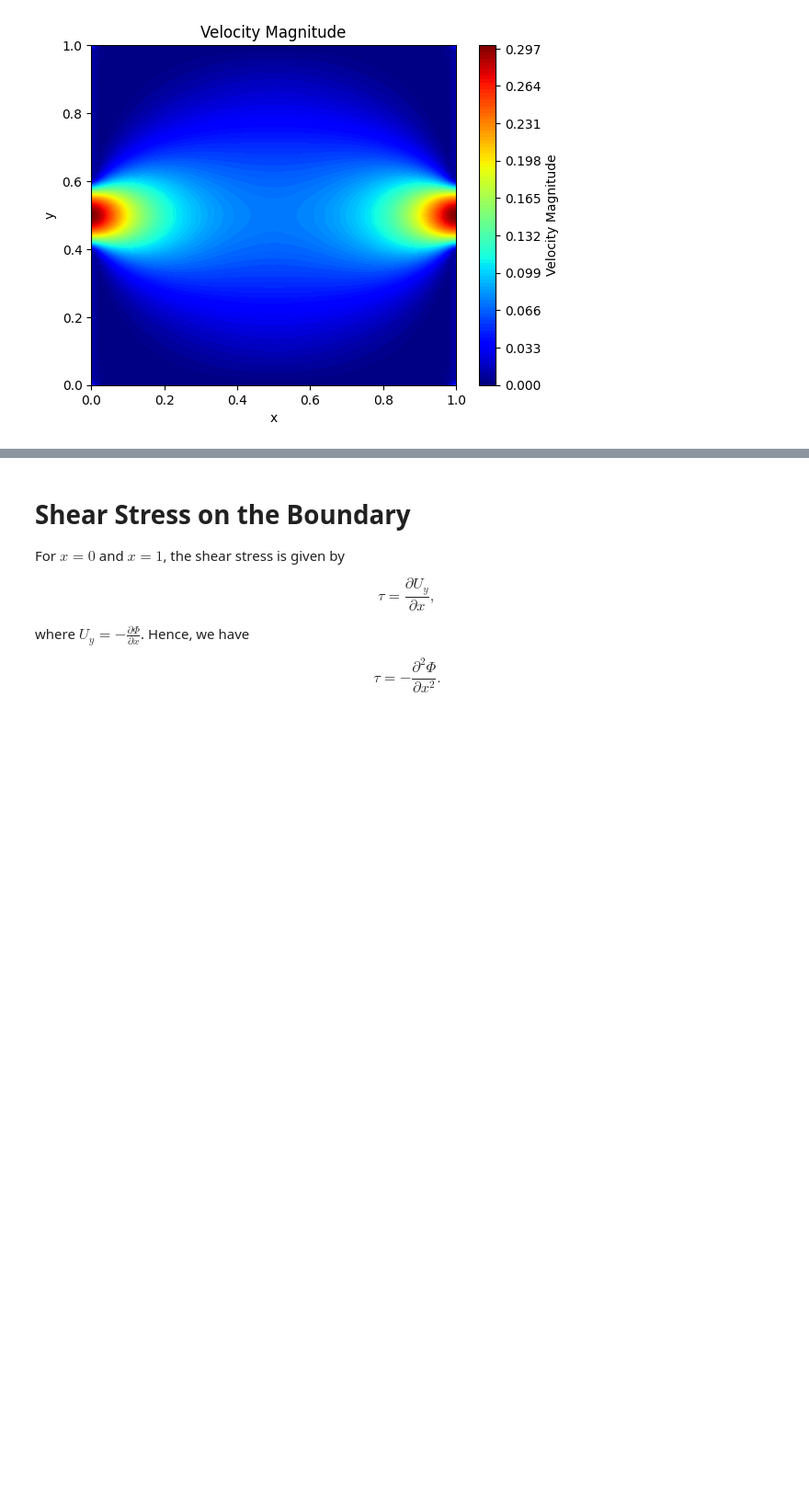
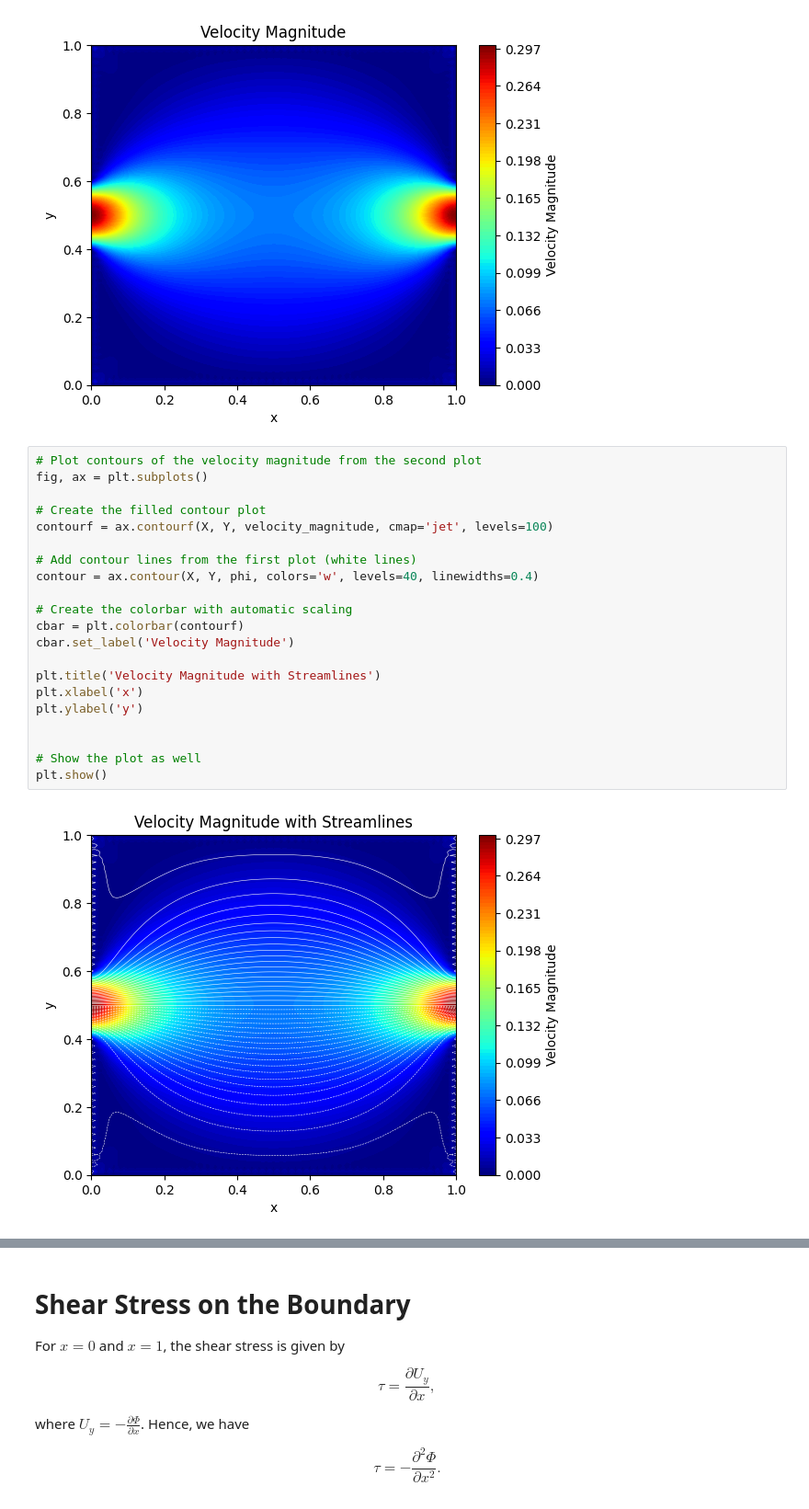
Before and after one commit to ScarlettJJJ/RS_Group1, a Jupyter notebook: Biharmonic Equation new.ipynb, the cells around one changed output, grey strips where cells are left out. Shown at 92% size. Drawn from its saved outputs; the diff is of its cells as text; blank space fills up the shorter version.

```diff
--- a/Biharmonic Equation new.ipynb
+++ b/Biharmonic Equation new.ipynb
@@ -614,3 +656,26 @@ plt.ylabel('y')
 plt.show()
 # %% [output]
 [figure]
+# %%
+# Plot contours of the velocity magnitude from the second plot
+fig, ax = plt.subplots()
+
+# Create the filled contour plot
+contourf = ax.contourf(X, Y, velocity_magnitude, cmap='jet', levels=100)
+
+# Add contour lines from the first plot (white lines)
+contour = ax.contour(X, Y, phi, colors='w', levels=40, linewidths=0.4)
+
+# Create the colorbar with automatic scaling
+cbar = plt.colorbar(contourf)
+cbar.set_label('Velocity Magnitude')
+
+plt.title('Velocity Magnitude with Streamlines')
+plt.xlabel('x')
+plt.ylabel('y')
+
+
+# Show the plot as well
+plt.show()
+# %% [output]
+[figure, added]
```
Also changed, not shown: parts of 20 cells of this notebook.
